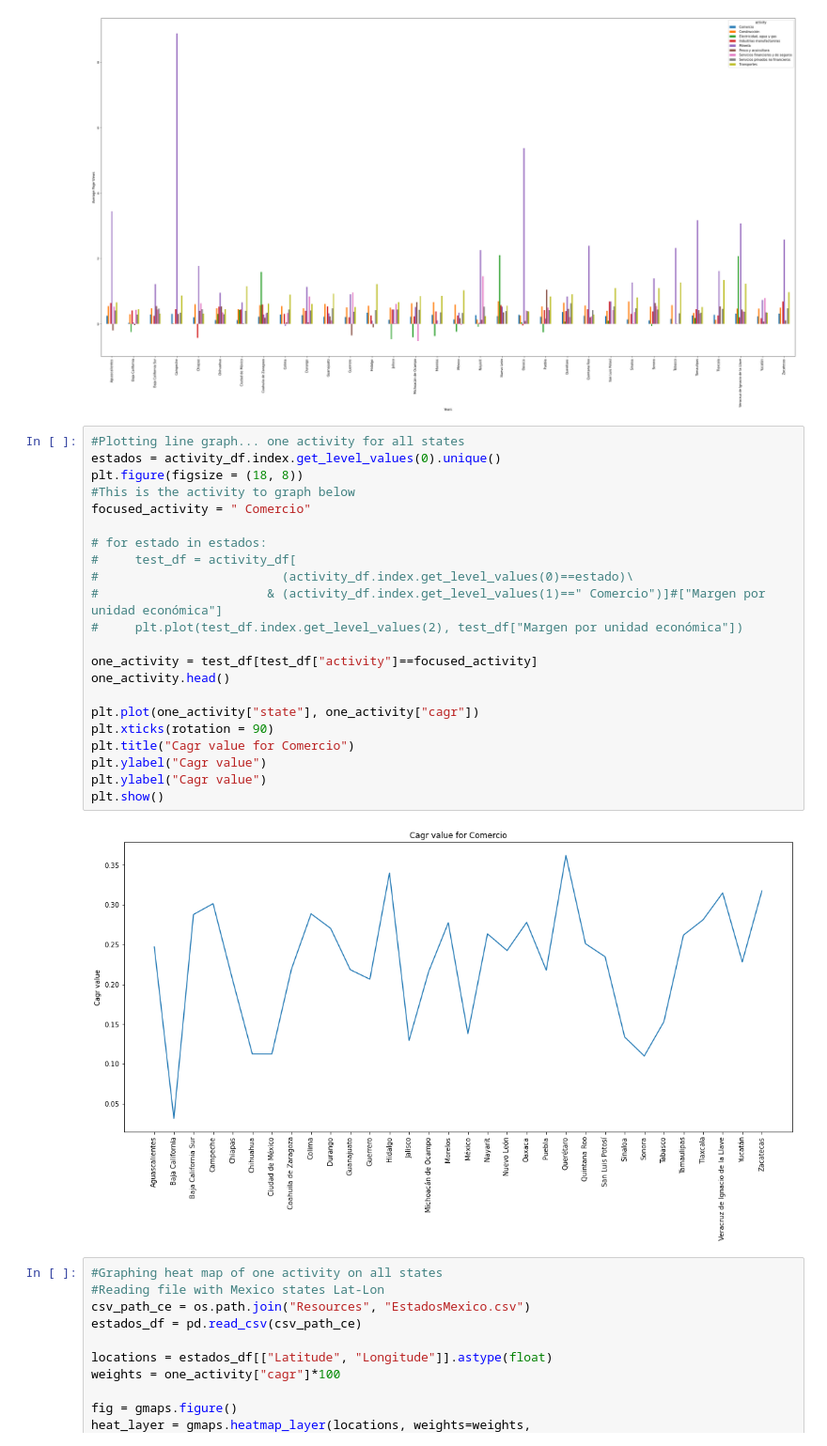
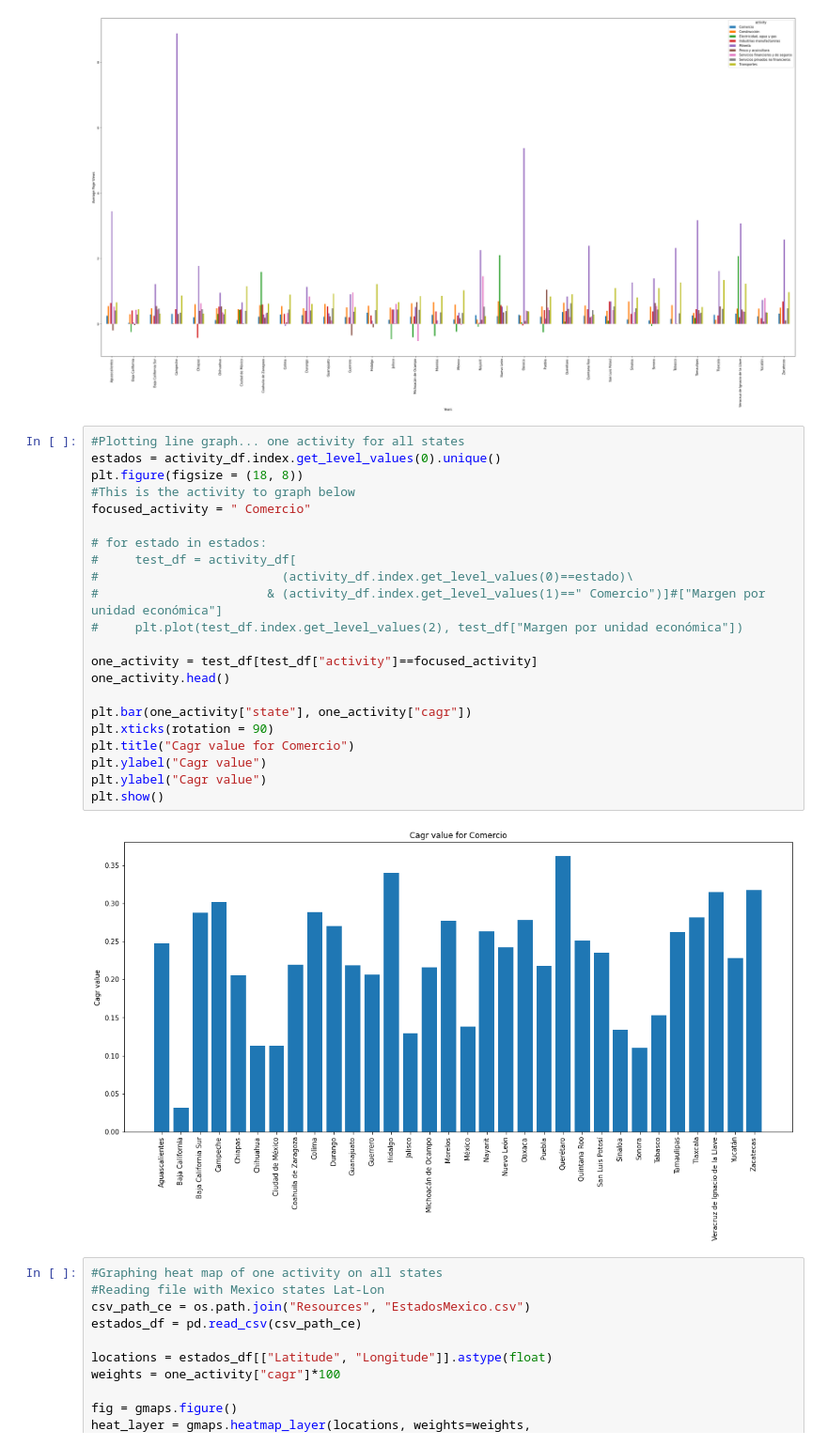
Before and after one commit to damontufar/project1, a Jupyter notebook: data_cleanup/inegi_data.ipynb, the cells around one changed output. Shown at 94% size. Cells and saved outputs as stored; diff of their text form.

Commit message:
Adding Zones and Plots

```diff
--- a/data_cleanup/inegi_data.ipynb
+++ b/data_cleanup/inegi_data.ipynb
@@ -364,27 +439,27 @@ plt.show()
 # %%
 #Plotting line graph... one activity for all states
 estados = activity_df.index.get_level_values(0).unique()
 plt.figure(figsize = (18, 8))
 #This is the activity to graph below
 focused_activity = " Comercio"
 
 # for estado in estados:
 #     test_df = activity_df[
 #                         (activity_df.index.get_level_values(0)==estado)\
 #                       & (activity_df.index.get_level_values(1)==" Comercio")]#["Margen por unidad económica"]
 #     plt.plot(test_df.index.get_level_values(2), test_df["Margen por unidad económica"])
 
 one_activity = test_df[test_df["activity"]==focused_activity]
 one_activity.head()
 
-plt.plot(one_activity["state"], one_activity["cagr"])
+plt.bar(one_activity["state"], one_activity["cagr"])
 plt.xticks(rotation = 90)
 plt.title("Cagr value for Comercio")
 plt.ylabel("Cagr value")
 plt.ylabel("Cagr value")
 plt.show()
 # %% [output]
-[figure, old version]
+[figure, new version]
 # %%
 #Graphing heat map of one activity on all states
 #Reading file with Mexico states Lat-Lon
```
Also changed, not shown: parts of 10 cells of this notebook.
